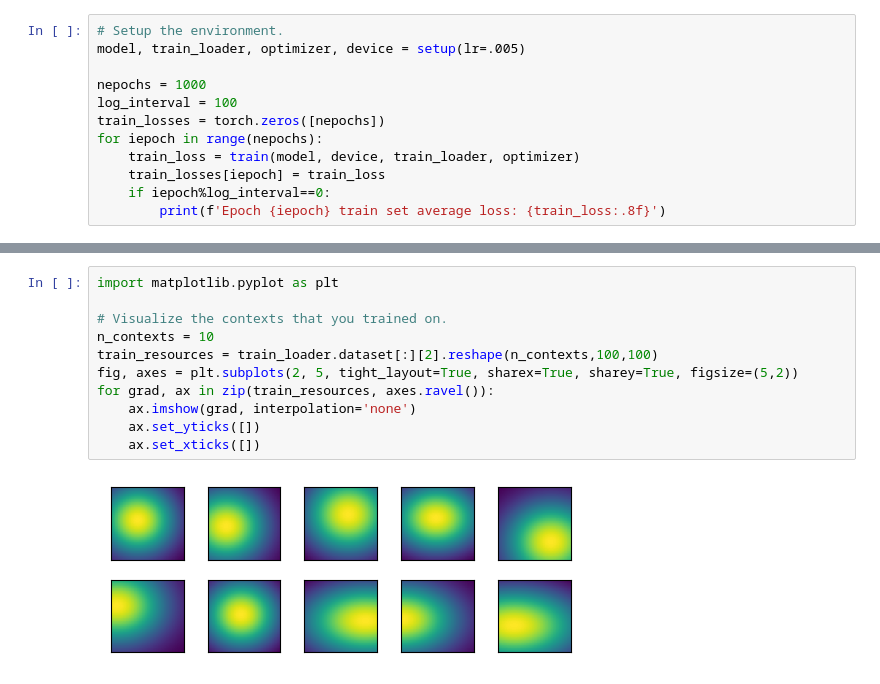
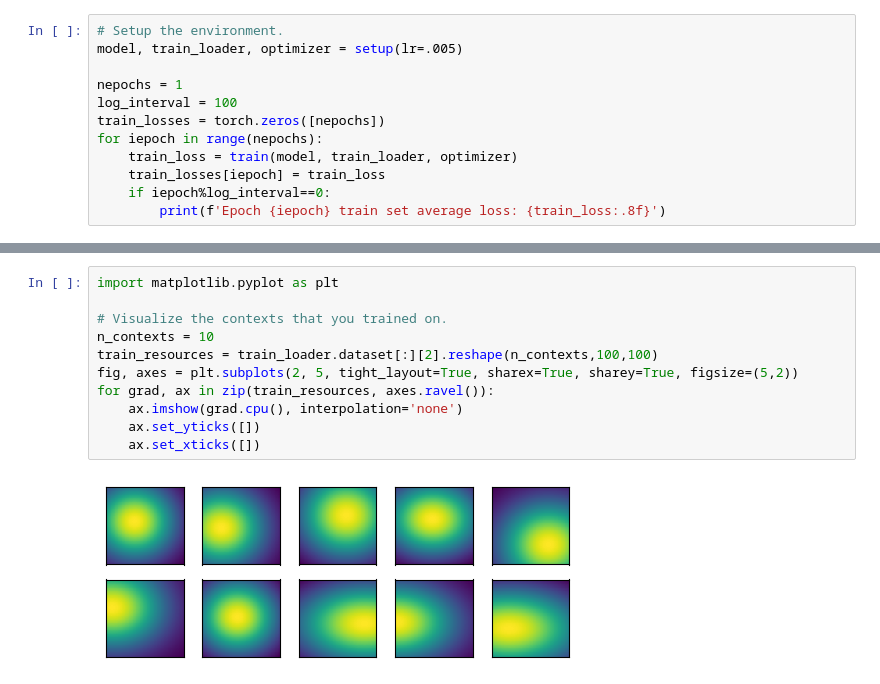
Before and after one commit to idcampbell/ContinualLearning, a Jupyter notebook: notebooks/dev_spatial.ipynb, the cells around one changed output, grey strips where cells are left out. Saved outputs shown, nothing was run; the diff lists cells and outputs as text.

Commit message:
Simplify specification of torch device

```diff
--- a/notebooks/dev_spatial.ipynb
+++ b/notebooks/dev_spatial.ipynb
@@ -81,12 +83,12 @@ def setup(n_contexts=10, batch_size=1024, use_gpu=True, lr=1e-3):
 # %%
 # Setup the environment.
-model, train_loader, optimizer, device = setup(lr=.005)
+model, train_loader, optimizer = setup(lr=.005)
 
-nepochs = 1000
+nepochs = 1
 log_interval = 100
 train_losses = torch.zeros([nepochs])
 for iepoch in range(nepochs):
-    train_loss = train(model, device, train_loader, optimizer)
+    train_loss = train(model, train_loader, optimizer)
     train_losses[iepoch] = train_loss
     if iepoch%log_interval==0:
         print(f'Epoch {iepoch} train set average loss: {train_loss:.8f}')
@@ -95,16 +97,16 @@ Epoch 0 train set average loss: 0.00005589
 # %%
 import matplotlib.pyplot as plt
 
 # Visualize the contexts that you trained on.
 n_contexts = 10
 train_resources = train_loader.dataset[:][2].reshape(n_contexts,100,100)
 fig, axes = plt.subplots(2, 5, tight_layout=True, sharex=True, sharey=True, figsize=(5,2))
 for grad, ax in zip(train_resources, axes.ravel()):
-    ax.imshow(grad, interpolation='none')
+    ax.imshow(grad.cpu(), interpolation='none')
     ax.set_yticks([])
     ax.set_xticks([])
 # %% [output]
-[figure, old version]
+[figure, new version]
 # %%
 from sklearn.metrics.pairwise import cosine_similarity
 
```
Also changed, not shown: parts of 4 cells of this notebook, 1 other file.
